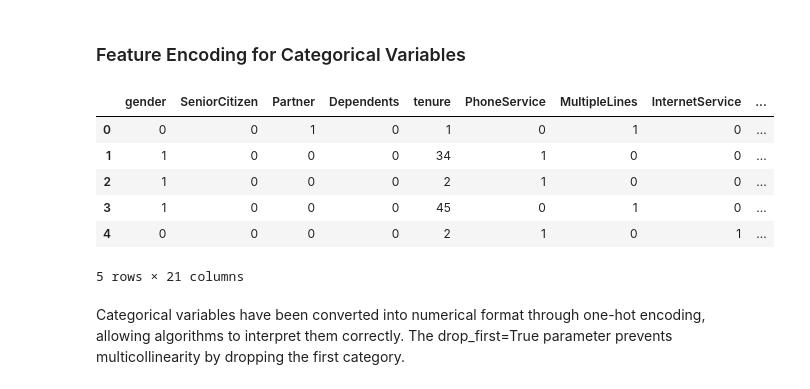
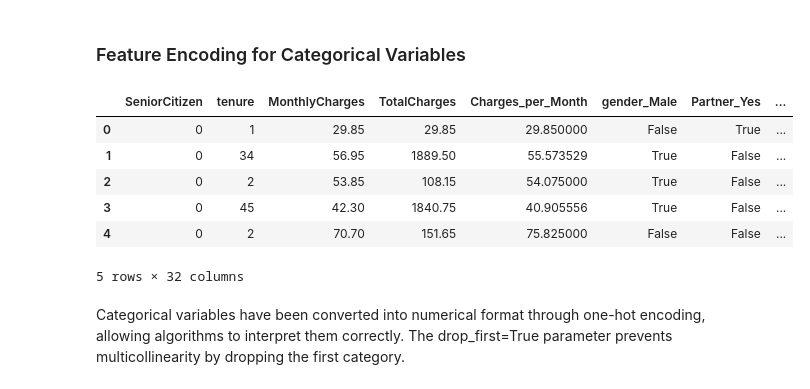
Before and after one commit to Om700-create/Telco_Churn_Predictor, a Jupyter notebook: notebooks/02_feature_engineering.ipynb, the cells around one changed output. Cells and saved outputs as stored; diff of their text form; code cells hidden in the pictures.

```diff
--- a/notebooks/02_feature_engineering.ipynb
+++ b/notebooks/02_feature_engineering.ipynb
@@ -136,33 +136,20 @@ df[['TotalCharges', 'tenure', 'Charges_per_Month']].head()
 The Charges_per_Month feature provides insights into how much a customer is paying on average per month, which can be a significant factor in predicting churn.
 # %% [markdown]
 ### Feature Encoding for Categorical Variables
-# %%
-import pandas as pd
-from sklearn.preprocessing import LabelEncoder
-
-# Sample DataFrame creation (replace this with your actual DataFrame)
-# df = pd.read_csv('your_dataset.csv')
-
-# Identify all categorical columns
-categorical_columns = df.select_dtypes(include=['object']).columns.tolist()
-
-# Initialize the LabelEncoder
-label_encoder = LabelEncoder()
-
-# Apply label encoding to each categorical column
-for col in categorical_columns:
-    df[col] = label_encoder.fit_transform(df[col])
-
-# Display the updated DataFrame
-df.head()
-# %% [output]
-|  | gender | SeniorCitizen | Partner | Dependents | tenure | PhoneService | MultipleLines | InternetService | ... |
-| 0 | 0 | 0 | 1 | 0 | 1 | 0 | 1 | 0 | ... |
-| 1 | 1 | 0 | 0 | 0 | 34 | 1 | 0 | 0 | ... |
-| 2 | 1 | 0 | 0 | 0 | 2 | 1 | 0 | 0 | ... |
-| 3 | 1 | 0 | 0 | 0 | 45 | 0 | 1 | 0 | ... |
-| 4 | 0 | 0 | 0 | 0 | 2 | 1 | 0 | 1 | ... |
-5 rows × 21 columns
+# %%
+# One-hot encoding for categorical variables
+df = pd.get_dummies(df, drop_first=True)
+
+# Display the updated dataframe
+df.head()
+# %% [output]
+|  | SeniorCitizen | tenure | MonthlyCharges | TotalCharges | Charges_per_Month | gender_Male | Partner_Yes | ... |
+| 0 | 0 | 1 | 29.85 | 29.85 | 29.850000 | False | True | ... |
+| 1 | 0 | 34 | 56.95 | 1889.50 | 55.573529 | True | False | ... |
+| 2 | 0 | 2 | 53.85 | 108.15 | 54.075000 | True | False | ... |
+| 3 | 0 | 45 | 42.30 | 1840.75 | 40.905556 | True | False | ... |
+| 4 | 0 | 2 | 70.70 | 151.65 | 75.825000 | False | False | ... |
+5 rows × 32 columns
 # %% [markdown]
 Categorical variables have been converted into numerical format through one-hot encoding, allowing algorithms to interpret them correctly. The drop_first=True parameter prevents multicollinearity by dropping the first category.
 # %% [markdown]
```
Also changed, not shown: parts of 2 cells of this notebook, 3 other files.
